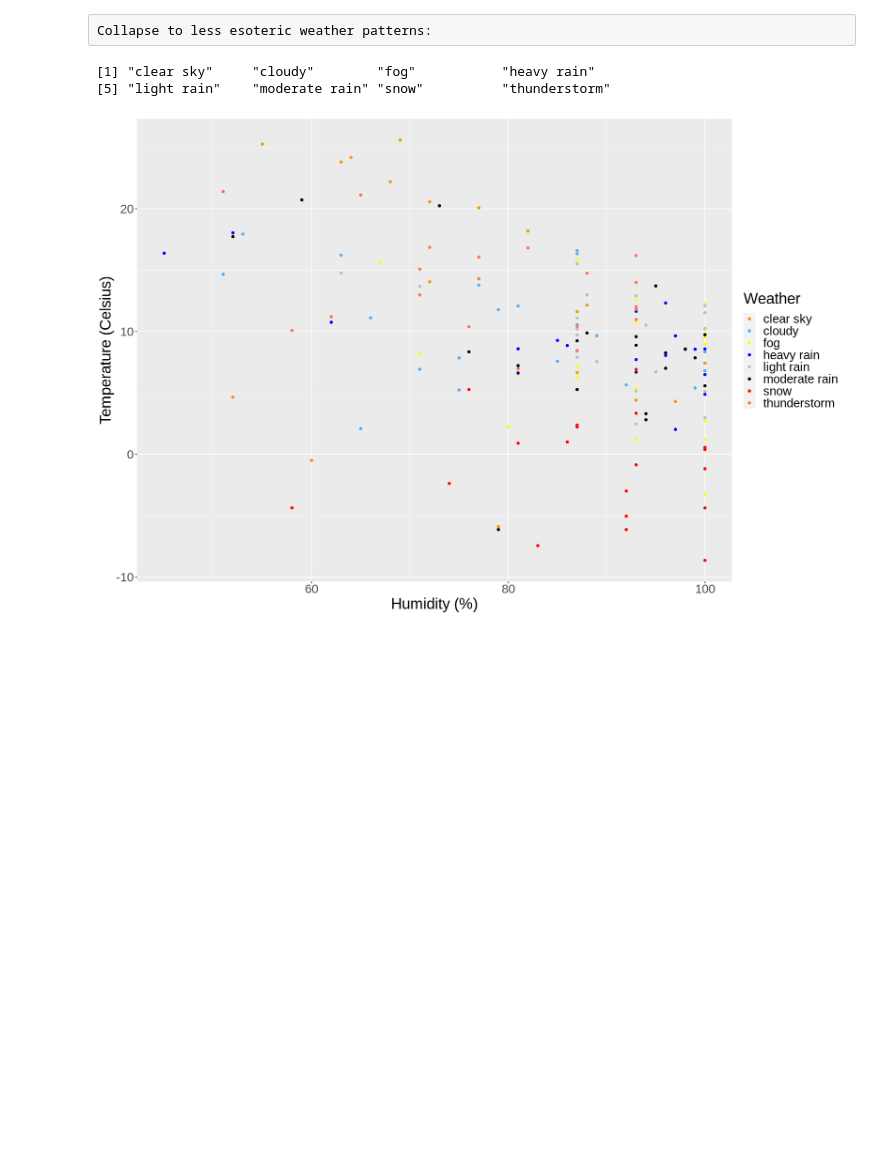
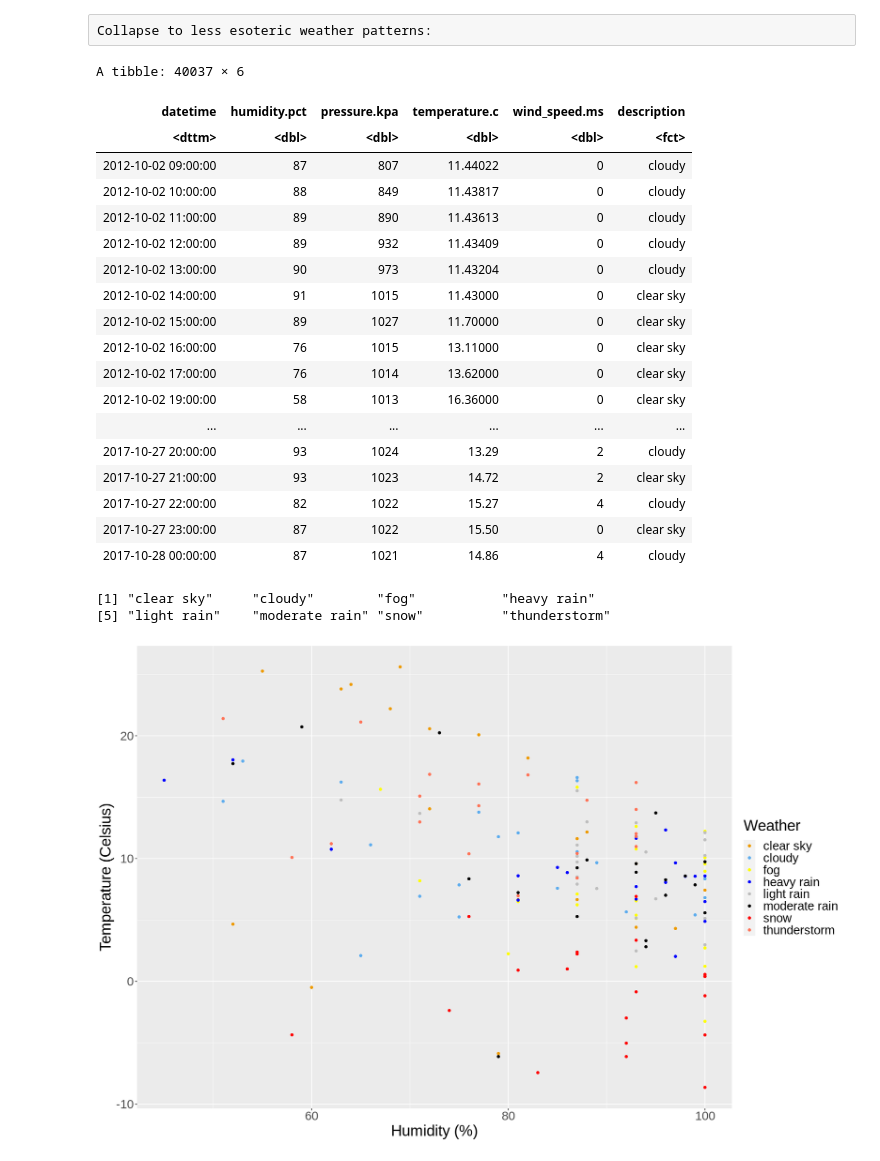
Before and after one commit to StuartLiv/DSCI100Group, a Jupyter notebook: data_exploration.ipynb, the cells around one changed output. Saved outputs shown, nothing was run; the diff lists cells and outputs as text; code cells hidden in the pictures; blank space fills up the shorter version.

```diff
--- a/data_exploration.ipynb
+++ b/data_exploration.ipynb
@@ -77,22 +87,43 @@ Collapse to less esoteric weather patterns:
 # %%
 weather_data = weather_data_verbose %>%
             filter(description != 'volcanic ash' & description != 'dust' & description != 'smoke' & description != 'haze') %>%
             mutate(description = case_when(description %in% c('broken clouds', 'few clouds', 'overcast clouds', 'scattered clouds') ~ 'cloudy',
                                            description %in% c('heavy intensity rain', 'heavy intensity shower rain', 'very heavy rain') ~ 'heavy rain',
                                            description %in% c('drizzle', 'light intensity drizzle', 'light intensity drizzle rain', 'light intensity shower rain', 'light rain and snow') ~ 'light rain',
                                            description %in% c('heavy shower snow', 'light shower snow', 'heavy snow', 'light snow', 'shower snow', 'sleet', 'light shower sleet') ~ 'snow',
                                            description %in% c('proximity thunderstorm', 'ragged thunderstorm', 'thunderstorm with heavy rain', 'thunderstorm with light rain', 'thunderstorm with rain') ~ 'thunderstorm',
                                            description %in% c('proximity shower rain', 'shower rain') ~ 'moderate rain',
                                            description == 'mist' ~ 'fog',
                                            description == 'sky is clear' ~ 'clear sky',
                                            TRUE ~ description)) %>%
             mutate(description = as.factor(description))
 
 
+weather_data
+
 levels(pull(weather_data, description))
 # %% [output]
-[1] "clear sky"     "cloudy"        "fog"           "heavy rain"
-[5] "light rain"    "moderate rain" "snow"          "thunderstorm"
+A tibble: 40037 × 6
+| datetime | humidity.pct | pressure.kpa | temperature.c | wind_speed.ms | description |
+| <dttm> | <dbl> | <dbl> | <dbl> | <dbl> | <fct> |
+| 2012-10-02 09:00:00 | 87 | 807 | 11.44022 | 0 | cloudy |
+| 2012-10-02 10:00:00 | 88 | 849 | 11.43817 | 0 | cloudy |
+| 2012-10-02 11:00:00 | 89 | 890 | 11.43613 | 0 | cloudy |
+| 2012-10-02 12:00:00 | 89 | 932 | 11.43409 | 0 | cloudy |
+| 2012-10-02 13:00:00 | 90 | 973 | 11.43204 | 0 | cloudy |
+| 2012-10-02 14:00:00 | 91 | 1015 | 11.43000 | 0 | clear sky |
+| 2012-10-02 15:00:00 | 89 | 1027 | 11.70000 | 0 | clear sky |
+| 2012-10-02 16:00:00 | 76 | 1015 | 13.11000 | 0 | clear sky |
+| 2012-10-02 17:00:00 | 76 | 1014 | 13.62000 | 0 | clear sky |
+| 2012-10-02 19:00:00 | 58 | 1013 | 16.36000 | 0 | clear sky |
+| ... | ... | ... | ... | ... | ... |
+| 2017-10-27 20:00:00 | 93 | 1024 | 13.29 | 2 | cloudy |
+| 2017-10-27 21:00:00 | 93 | 1023 | 14.72 | 2 | clear sky |
+| 2017-10-27 22:00:00 | 82 | 1022 | 15.27 | 4 | cloudy |
+| 2017-10-27 23:00:00 | 87 | 1022 | 15.50 | 0 | clear sky |
+| 2017-10-28 00:00:00 | 87 | 1021 | 14.86 | 4 | cloudy |
+[1] "clear sky"     "cloudy"        "fog"           "heavy rain"
+[5] "light rain"    "moderate rain" "snow"          "thunderstorm"
 # %%
 clear_sky <- weather_data %>%
             filter(description == "clear sky")
```
Also changed, not shown: parts of 5 cells of this notebook, 1 other file.
